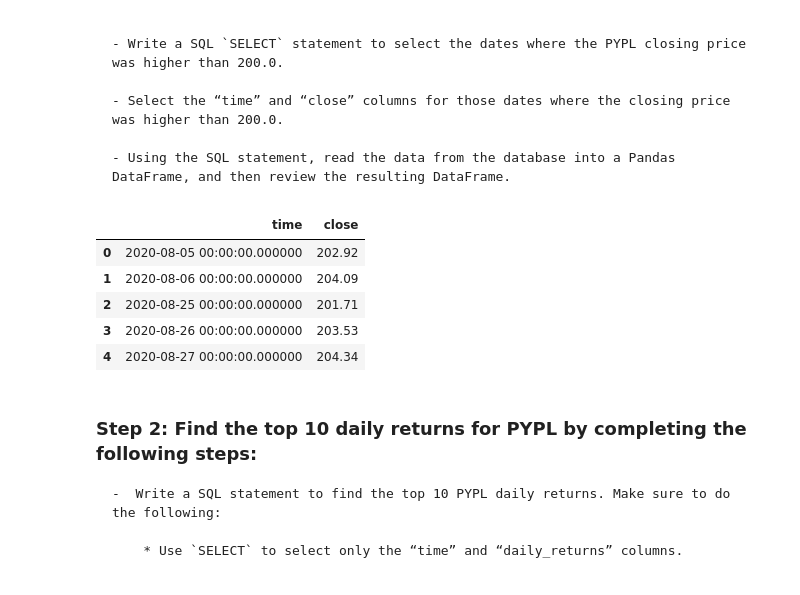
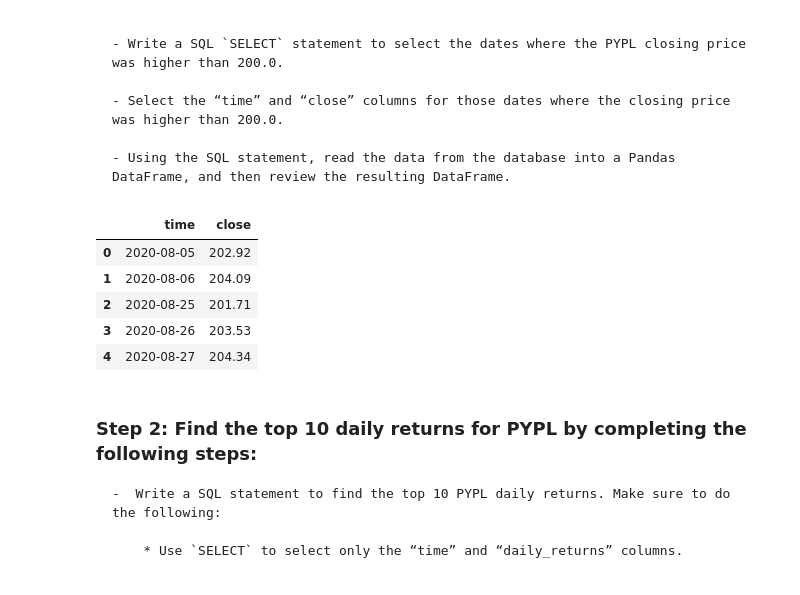
Before and after one commit to Kevinator9000/fintech_challenge_7, a Jupyter notebook: etf_analyzer.ipynb, the cells around one changed output. Drawn from its saved outputs; the diff is of its cells as text; code cells hidden in the pictures.

```diff
--- a/etf_analyzer.ipynb
+++ b/etf_analyzer.ipynb
@@ -226,23 +221,21 @@ Complete the following steps:
 # %%
 # Write a SQL SELECT statement to select the time and close columns
 # where the PYPL closing price was higher than 200.0.
-
 query = """ SELECT time, close FROM PYPL WHERE close > 200.0 """
 
 # Using the query, read the data from the database into a Pandas DataFrame
-
 pypl_higher_than_200 = pd.read_sql_query(query, con=engine)
+pypl_higher_than_200['time'] = pd.to_datetime(pypl_higher_than_200['time'], errors='coerce')
 
 # Review the resulting DataFrame
-
 pypl_higher_than_200.head()
 # %% [output]
 |  | time | close |
-| 0 | 2020-08-05 00:00:00.000000 | 202.92 |
-| 1 | 2020-08-06 00:00:00.000000 | 204.09 |
-| 2 | 2020-08-25 00:00:00.000000 | 201.71 |
-| 3 | 2020-08-26 00:00:00.000000 | 203.53 |
-| 4 | 2020-08-27 00:00:00.000000 | 204.34 |
+| 0 | 2020-08-05 | 202.92 |
+| 1 | 2020-08-06 | 204.09 |
+| 2 | 2020-08-25 | 201.71 |
+| 3 | 2020-08-26 | 203.53 |
+| 4 | 2020-08-27 | 204.34 |
 # %% [markdown]
 ### Step 2: Find the top 10 daily returns for PYPL by completing the following steps:
 
```
Also changed, not shown: parts of 13 cells of this notebook, 7 other files.
